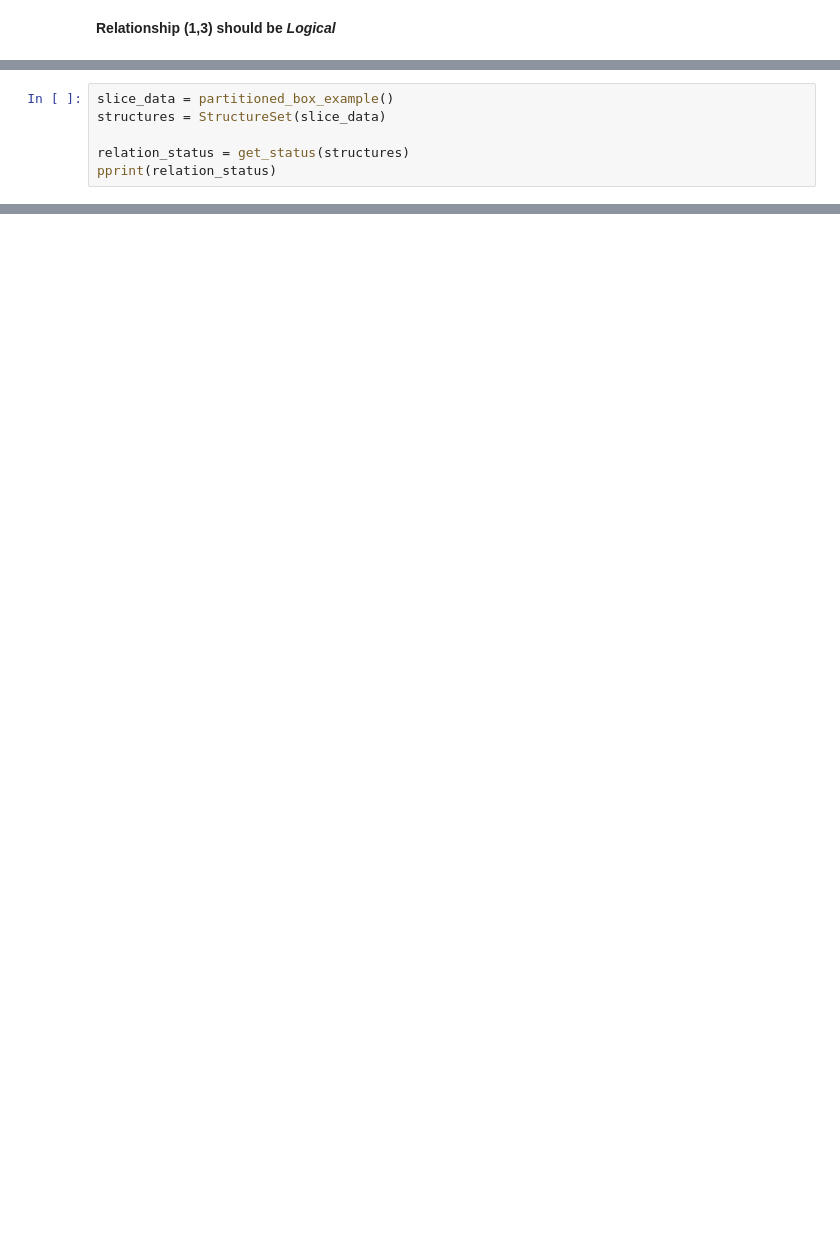
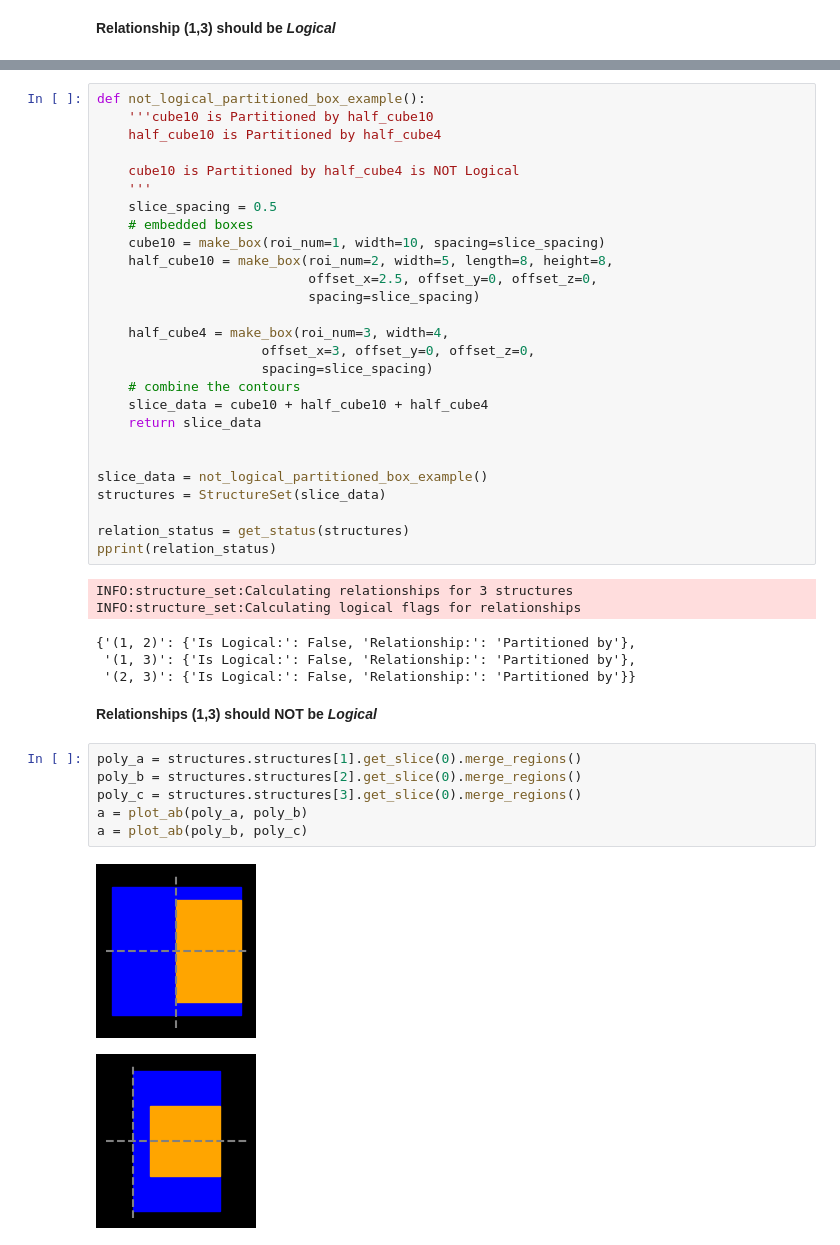
Before and after one commit to GregSal/StructureRelations, a Jupyter notebook: src/notebooks/relations/LogicalRelationshipTests.ipynb, the cells around one changed output, grey strips where cells are left out. Drawn from its saved outputs; the diff is of its cells as text; blank space fills up the shorter version.

```diff
--- a/src/notebooks/relations/LogicalRelationshipTests.ipynb
+++ b/src/notebooks/relations/LogicalRelationshipTests.ipynb
@@ -235,6 +340,0 @@ def partitioned_box_example():
-# %%
-slice_data = partitioned_box_example()
-structures = StructureSet(slice_data)
-
-relation_status = get_status(structures)
-pprint(relation_status)
@@ -279,0 +578,44 @@ def nested_spheres_example():
+# %%
+def not_logical_partitioned_box_example():
+    '''cube10 is Partitioned by half_cube10
+    half_cube10 is Partitioned by half_cube4
+
+    cube10 is Partitioned by half_cube4 is NOT Logical
+    '''
+    slice_spacing = 0.5
+    # embedded boxes
+    cube10 = make_box(roi_num=1, width=10, spacing=slice_spacing)
+    half_cube10 = make_box(roi_num=2, width=5, length=8, height=8,
+                           offset_x=2.5, offset_y=0, offset_z=0,
+                           spacing=slice_spacing)
+
+    half_cube4 = make_box(roi_num=3, width=4,
+                     offset_x=3, offset_y=0, offset_z=0,
+                     spacing=slice_spacing)
+    # combine the contours
+    slice_data = cube10 + half_cube10 + half_cube4
+    return slice_data
+
+
+slice_data = not_logical_partitioned_box_example()
+structures = StructureSet(slice_data)
+
+relation_status = get_status(structures)
+pprint(relation_status)
+# %% [output]
+INFO:structure_set:Calculating relationships for 3 structures
+INFO:structure_set:Calculating logical flags for relationships
+{'(1, 2)': {'Is Logical:': False, 'Relationship:': 'Partitioned by'},
+ '(1, 3)': {'Is Logical:': False, 'Relationship:': 'Partitioned by'},
+ '(2, 3)': {'Is Logical:': False, 'Relationship:': 'Partitioned by'}}
+# %% [markdown]
+**Relationships (1,3) should NOT be _Logical_**
+# %%
+poly_a = structures.structures[1].get_slice(0).merge_regions()
+poly_b = structures.structures[2].get_slice(0).merge_regions()
+poly_c = structures.structures[3].get_slice(0).merge_regions()
+a = plot_ab(poly_a, poly_b)
+a = plot_ab(poly_b, poly_c)
+# %% [output]
+[figure, added]
+[figure, added]
```
Also changed, not shown: parts of 42 cells of this notebook, 7 other files.
